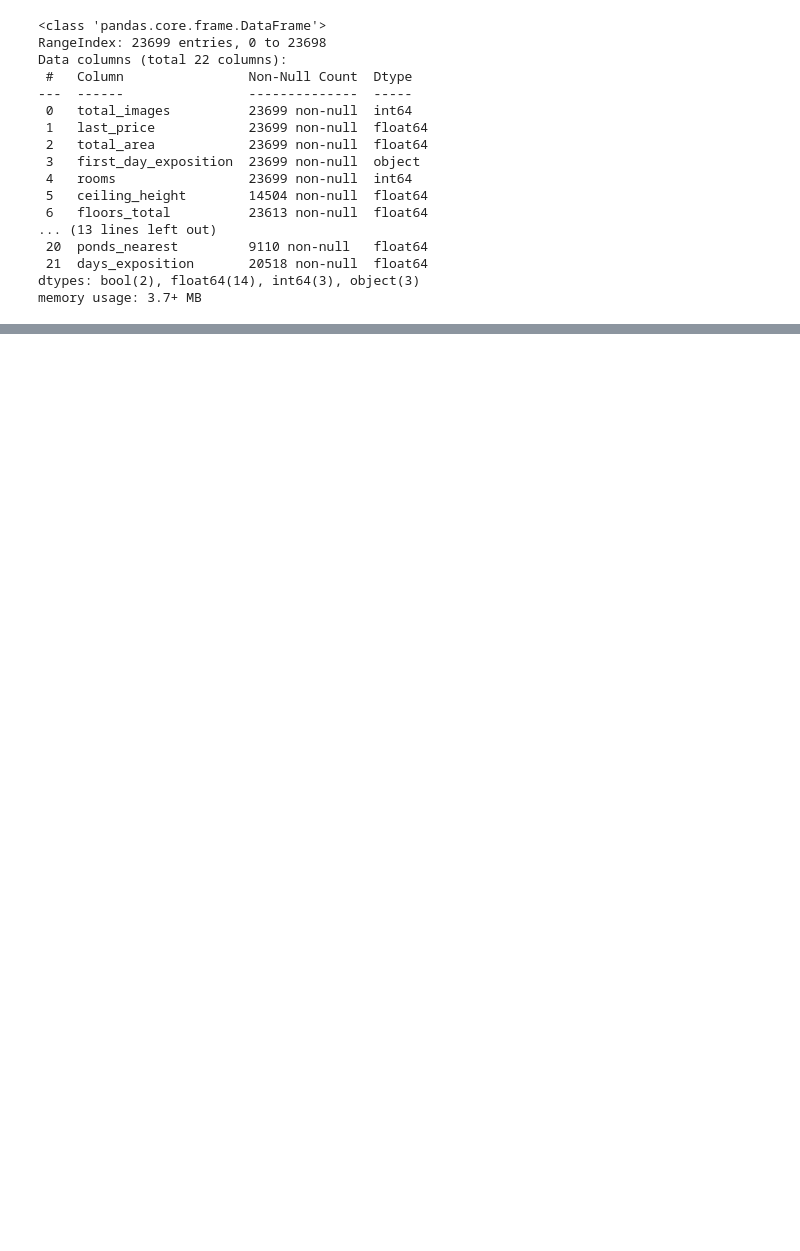
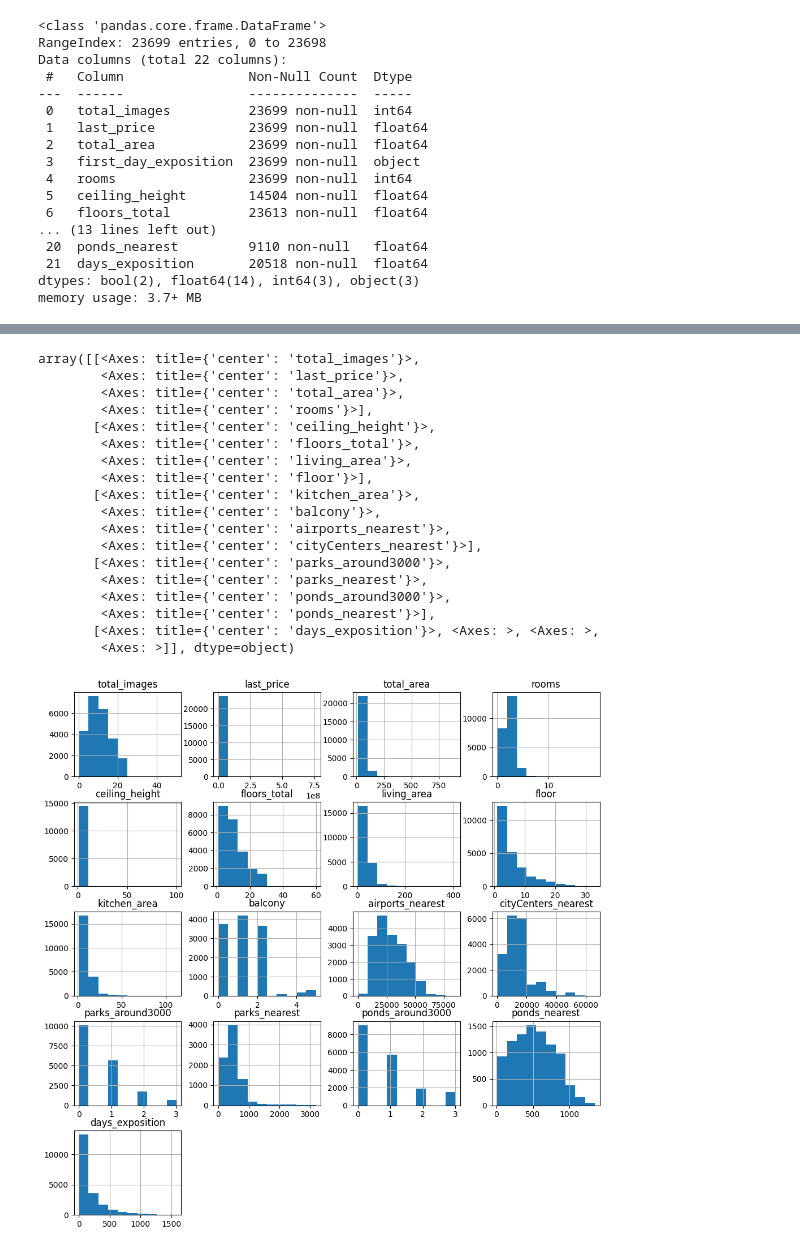
Before and after one commit to ivangolt/yandex_practicum-ds, a Jupyter notebook: 05.estate_data/Исследование объявлений о продаже квартир.ipynb, the cells around one changed output, grey strips where cells are left out. Cells and saved outputs as stored; diff of their text form; code cells hidden in the pictures; blank space fills up the shorter version.

Commit message:
EDA for real_estate_data.csv

```diff
--- a/05.estate_data/Исследование объявлений о продаже квартир.ipynb
+++ b/05.estate_data/Исследование объявлений о продаже квартир.ipynb
@@ -3,5 +5,5 @@ import pandas as pd
 # %%
-data =  pd.read_csv('real_estate_data.csv', sep='\t')
+data =  pd.read_csv('C:/Users/Иван/test/real_estate_data.csv', sep='\t')
 data.head()
 # %% [output]
 |  | total_images | last_price | total_area | first_day_exposition | rooms | ceiling_height | floors_total | ... |
@@ -33,0 +52,22 @@ memory usage: 3.7+ MB
+# %%
+data.hist(bins=10,figsize=(12,12))
+# %% [output]
+array([[<Axes: title={'center': 'total_images'}>,
+        <Axes: title={'center': 'last_price'}>,
+        <Axes: title={'center': 'total_area'}>,
+        <Axes: title={'center': 'rooms'}>],
+       [<Axes: title={'center': 'ceiling_height'}>,
+        <Axes: title={'center': 'floors_total'}>,
+        <Axes: title={'center': 'living_area'}>,
+        <Axes: title={'center': 'floor'}>],
+       [<Axes: title={'center': 'kitchen_area'}>,
+        <Axes: title={'center': 'balcony'}>,
+        <Axes: title={'center': 'airports_nearest'}>,
+        <Axes: title={'center': 'cityCenters_nearest'}>],
+       [<Axes: title={'center': 'parks_around3000'}>,
+        <Axes: title={'center': 'parks_nearest'}>,
+        <Axes: title={'center': 'ponds_around3000'}>,
+        <Axes: title={'center': 'ponds_nearest'}>],
+       [<Axes: title={'center': 'days_exposition'}>, <Axes: >, <Axes: >,
+        <Axes: >]], dtype=object)
+[figure, added]
```
Also changed, not shown: parts of 29 cells of this notebook.
